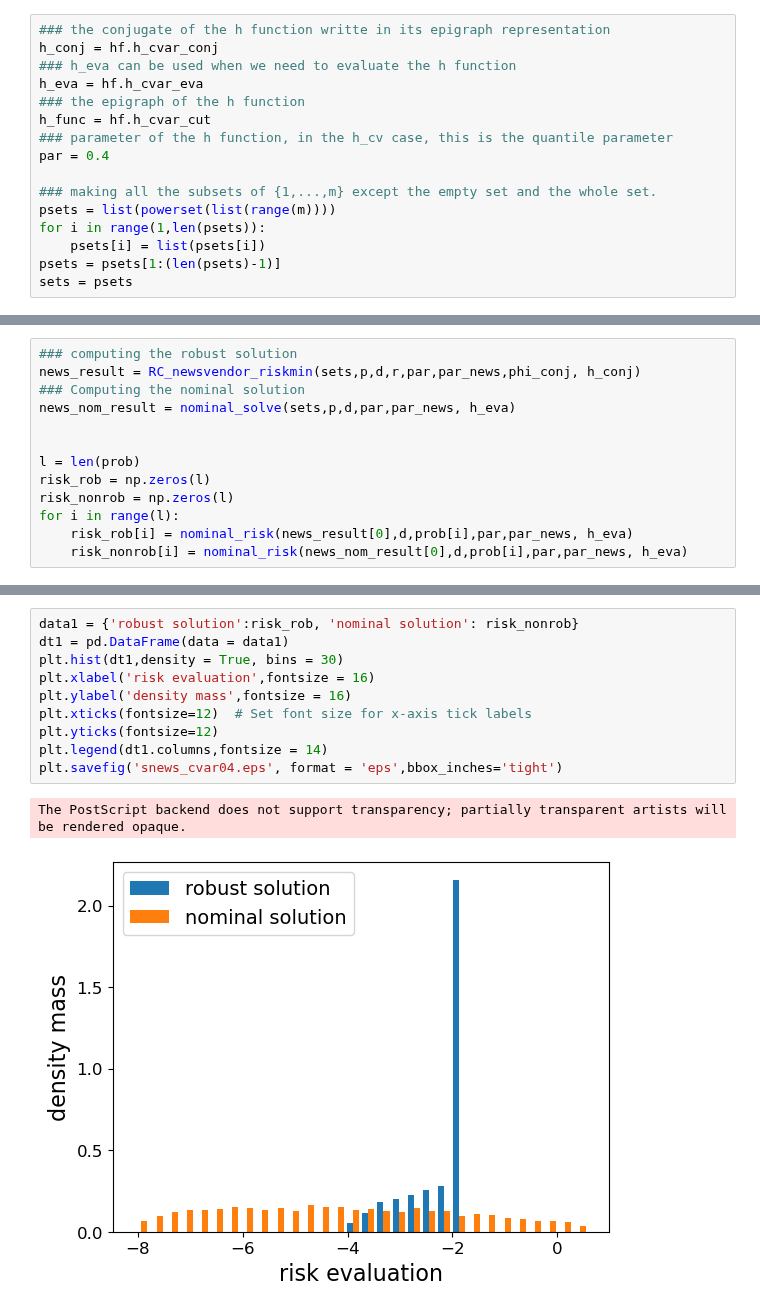
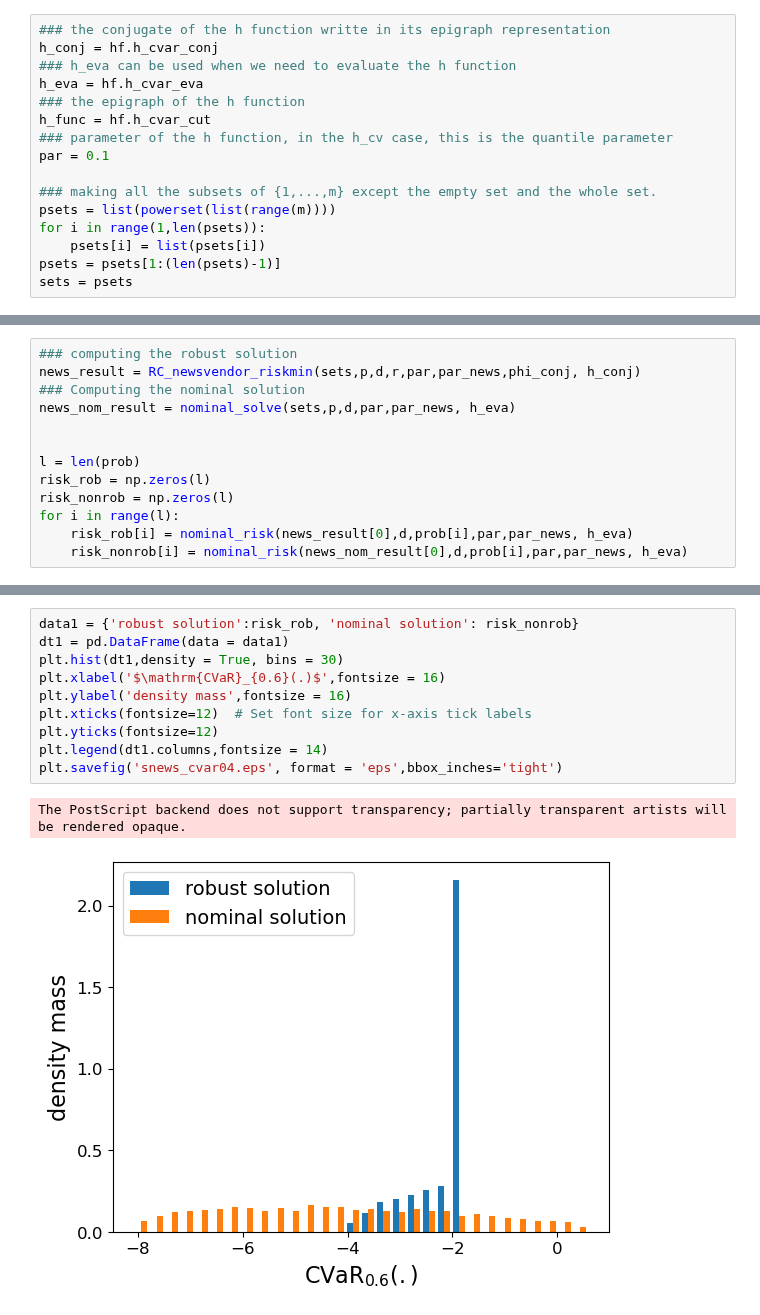
Before and after one commit to GuanJinNL/Robust_Optimization_Risk_Measures, a Jupyter notebook: Single_Item_Newsvendor.ipynb, the cells around one changed output, grey strips where cells are left out. Cells and saved outputs as stored; diff of their text form.

```diff
--- a/Single_Item_Newsvendor.ipynb
+++ b/Single_Item_Newsvendor.ipynb
@@ -211,7 +211,7 @@ h_eva = hf.h_cvar_eva
 ### the epigraph of the h function
 h_func = hf.h_cvar_cut
 ### parameter of the h function, in the h_cv case, this is the quantile parameter
-par = 0.4
+par = 0.1
 
 ### making all the subsets of {1,...,m} except the empty set and the whole set.
 psets = list(powerset(list(range(m))))
@@ -289,13 +295,13 @@ Plotting the graph.
 # %%
 data1 = {'robust solution':risk_rob, 'nominal solution': risk_nonrob}
 dt1 = pd.DataFrame(data = data1)
 plt.hist(dt1,density = True, bins = 30)
-plt.xlabel('risk evaluation',fontsize = 16)
+plt.xlabel('$\mathrm{CVaR}_{0.6}(.)$',fontsize = 16)
 plt.ylabel('density mass',fontsize = 16)
 plt.xticks(fontsize=12)  # Set font size for x-axis tick labels
 plt.yticks(fontsize=12)
 plt.legend(dt1.columns,fontsize = 14)
 plt.savefig('snews_cvar04.eps', format = 'eps',bbox_inches='tight')
 # %% [output]
 The PostScript backend does not support transparency; partially transparent artists will be rendered opaque.
-[figure, old version]
+[figure, new version]
```
Also changed, not shown: parts of 12 cells of this notebook, 2 other files.
